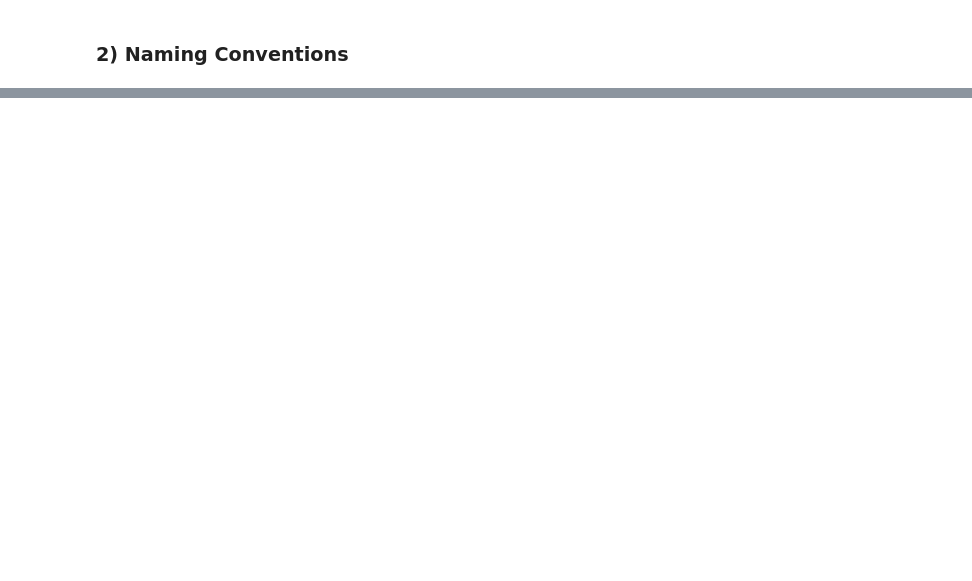
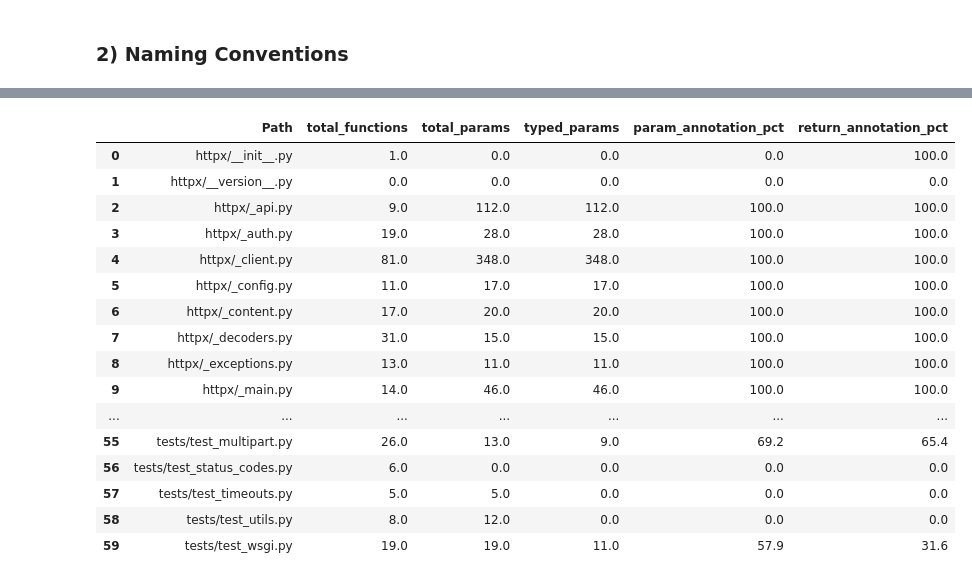
Before and after one commit to bhollis6/cs540_dataset_ready, a Jupyter notebook: main.ipynb, the cells around one changed output, grey strips where cells are left out. Saved outputs shown, nothing was run; the diff lists cells and outputs as text; code cells hidden in the pictures; blank space fills up the shorter version.

```diff
--- a/main.ipynb
+++ b/main.ipynb
@@ -170,0 +178,92 @@ df_folder_and_files.to_parquet('dataset.parquet')
+# %%
+import ast
+
+def extract_type_annotation_coverage(source_code):
+    """Parse Python source and compute type annotation coverage per file."""
+    if not isinstance(source_code, str) or not source_code.strip():
+        return {
+            'total_functions': 0, 'total_params': 0, 'typed_params': 0,
+            'functions_with_return_type': 0,
+            'param_annotation_pct': 0.0, 'return_annotation_pct': 0.0
+        }
+    try:
+        tree = ast.parse(source_code)
+    except SyntaxError:
+        return {
+            'total_functions': 0, 'total_params': 0, 'typed_params': 0,
+            'functions_with_return_type': 0,
+            'param_annotation_pct': 0.0, 'return_annotation_pct': 0.0
+        }
+
+    total_functions = 0
+    total_params = 0
+    typed_params = 0
+    functions_with_return_type = 0
+
+    for node in ast.walk(tree):
+        if not isinstance(node, (ast.FunctionDef, ast.AsyncFunctionDef)):
+            continue
+        total_functions += 1
+
+        if node.returns is not None:
+            functions_with_return_type += 1
+
+        # Regular args (skip self/cls)
+        for arg in node.args.args:
+            if arg.arg in ('self', 'cls'):
+                continue
+            total_params += 1
+            if arg.annotation is not None:
+                typed_params += 1
+
+        # Positional-only and keyword-only args
+        for arg in node.args.posonlyargs + node.args.kwonlyargs:
+            total_params += 1
+            if arg.annotation is not None:
+                typed_params += 1
+
+        # *args
+        if node.args.vararg:
+            total_params += 1
+            if node.args.vararg.annotation is not None:
+                typed_params += 1
+
+        # **kwargs
+        if node.args.kwarg:
+            total_params += 1
+            if node.args.kwarg.annotation is not None:
+                typed_params += 1
+
+    return {
+        'total_functions': total_functions,
+        'total_params': total_params,
+        'typed_params': typed_params,
+        'functions_with_return_type': functions_with_return_type,
+        'param_annotation_pct': round(typed_params / total_params * 100, 1) if total_params > 0 else 0.0,
+        'return_annotation_pct': round(functions_with_return_type / total_functions * 100, 1) if total_functions > 0 else 0.0,
+    }
+
+# Apply to each Python file and expand into new columns
+type_metrics = df_folder_and_files['Raw text'].apply(extract_type_annotation_coverage).apply(pd.Series)
+df_folder_and_files = pd.concat([df_folder_and_files, type_metrics], axis=1)
+
+df_folder_and_files[['Path', 'total_functions', 'total_params', 'typed_params',
+                      'param_annotation_pct', 'return_annotation_pct']]
+# %% [output]
+|  | Path | total_functions | total_params | typed_params | param_annotation_pct | return_annotation_pct |
+| 0 | httpx/__init__.py | 1.0 | 0.0 | 0.0 | 0.0 | 100.0 |
+| 1 | httpx/__version__.py | 0.0 | 0.0 | 0.0 | 0.0 | 0.0 |
+| 2 | httpx/_api.py | 9.0 | 112.0 | 112.0 | 100.0 | 100.0 |
+| 3 | httpx/_auth.py | 19.0 | 28.0 | 28.0 | 100.0 | 100.0 |
+| 4 | httpx/_client.py | 81.0 | 348.0 | 348.0 | 100.0 | 100.0 |
+| 5 | httpx/_config.py | 11.0 | 17.0 | 17.0 | 100.0 | 100.0 |
+| 6 | httpx/_content.py | 17.0 | 20.0 | 20.0 | 100.0 | 100.0 |
+| 7 | httpx/_decoders.py | 31.0 | 15.0 | 15.0 | 100.0 | 100.0 |
+| 8 | httpx/_exceptions.py | 13.0 | 11.0 | 11.0 | 100.0 | 100.0 |
+| 9 | httpx/_main.py | 14.0 | 46.0 | 46.0 | 100.0 | 100.0 |
+| ... | ... | ... | ... | ... | ... | ... |
+| 55 | tests/test_multipart.py | 26.0 | 13.0 | 9.0 | 69.2 | 65.4 |
+| 56 | tests/test_status_codes.py | 6.0 | 0.0 | 0.0 | 0.0 | 0.0 |
+| 57 | tests/test_timeouts.py | 5.0 | 5.0 | 0.0 | 0.0 | 0.0 |
+| 58 | tests/test_utils.py | 8.0 | 12.0 | 0.0 | 0.0 | 0.0 |
+| 59 | tests/test_wsgi.py | 19.0 | 19.0 | 11.0 | 57.9 | 31.6 |
```
Also changed, not shown: parts of 10 cells of this notebook, 3 other files.
